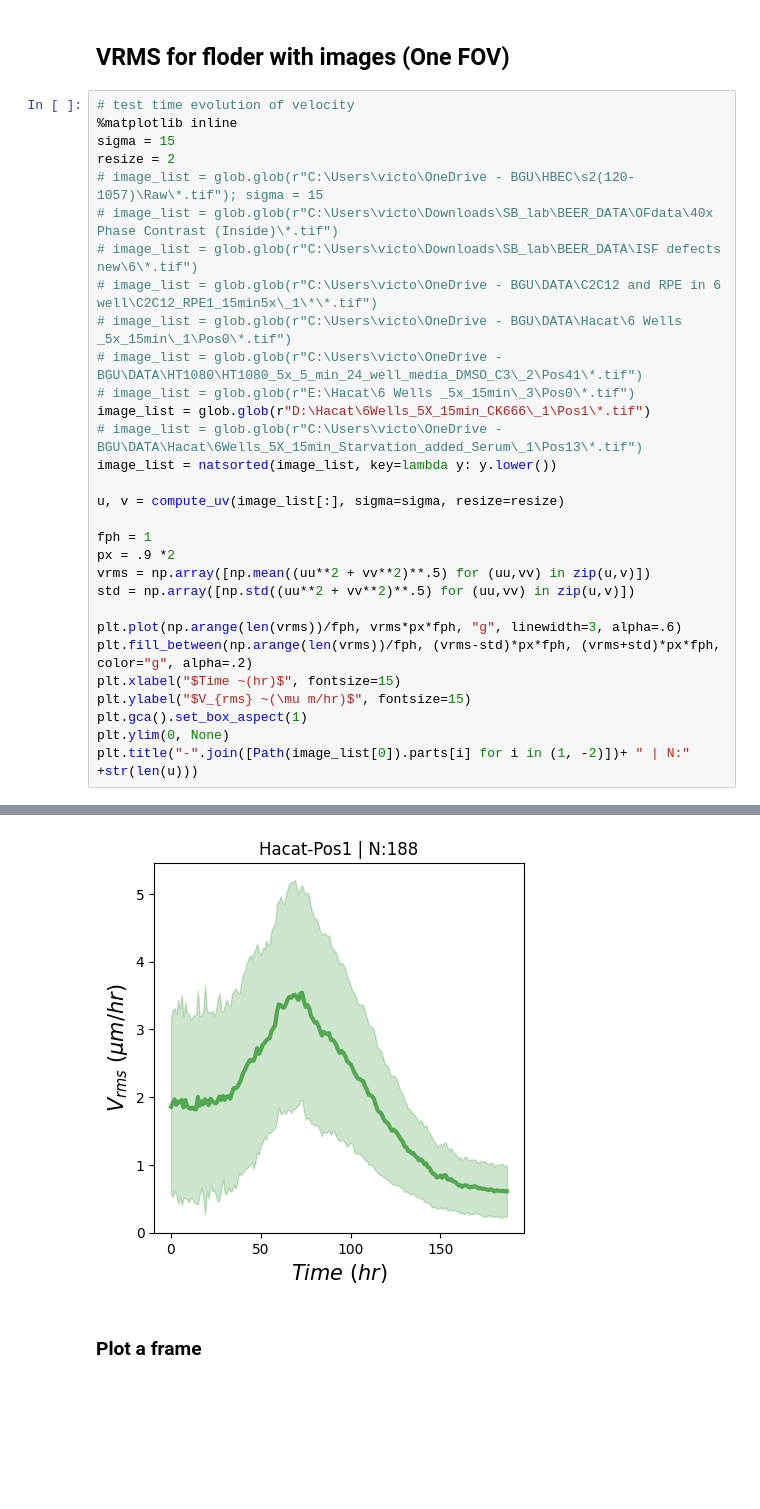
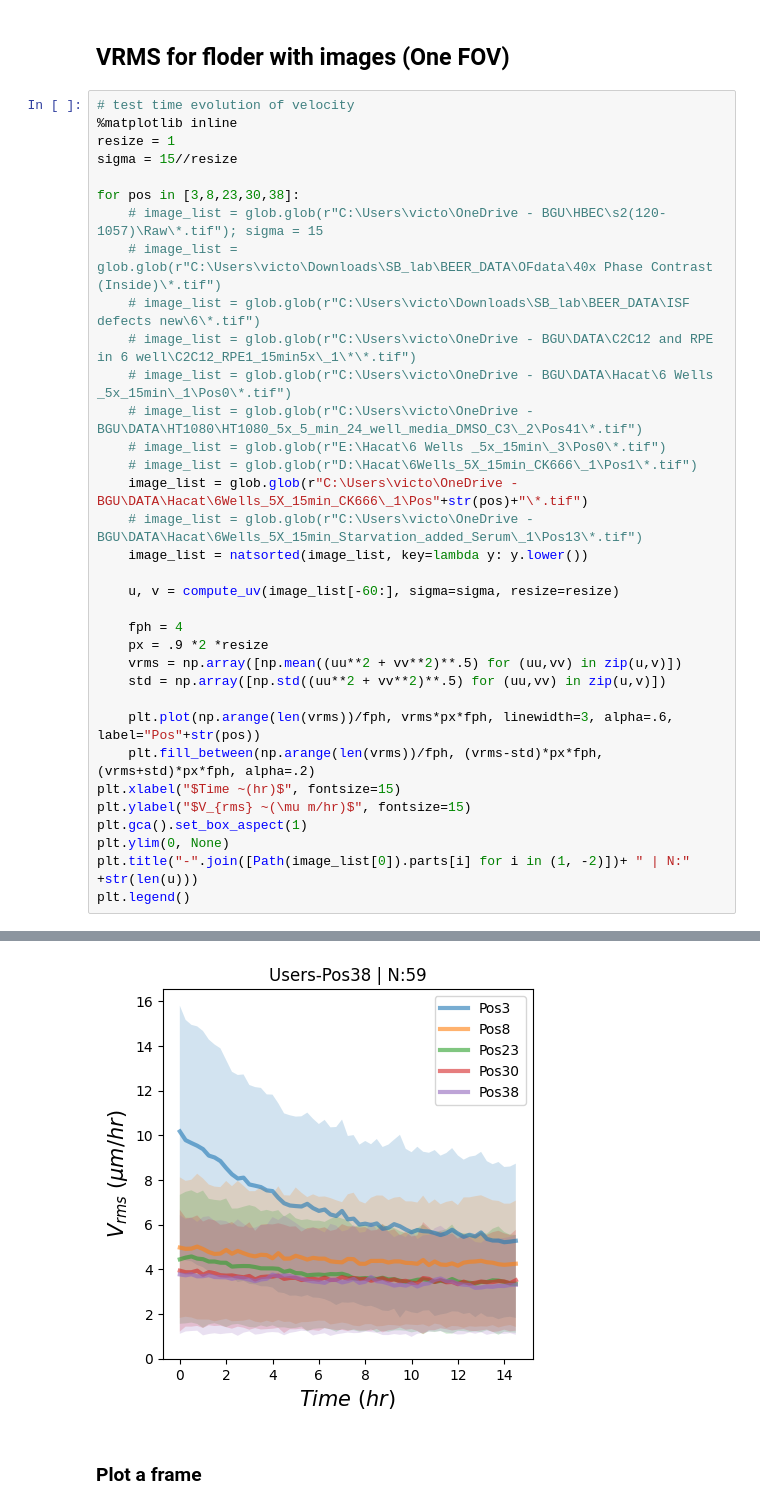
Before and after one commit to viciya/nematics, a Jupyter notebook: nematics/journals/flow_on_defects.ipynb, the cells around one changed output, grey strips where cells are left out. Saved outputs shown, nothing was run; the diff lists cells and outputs as text; blank space fills up the shorter version.

```diff
--- a/nematics/journals/flow_on_defects.ipynb
+++ b/nematics/journals/flow_on_defects.ipynb
@@ -199,31 +199,35 @@ def compute_uv(image_list, sigma=15, resize=None):
 # %%
 # test time evolution of velocity
 %matplotlib inline
-sigma = 15
-resize = 2
-# image_list = glob.glob(r"C:\Users\victo\OneDrive - BGU\HBEC\s2(120-1057)\Raw\*.tif"); sigma = 15
-# image_list = glob.glob(r"C:\Users\victo\Downloads\SB_lab\BEER_DATA\OFdata\40x Phase Contrast (Inside)\*.tif")
-# image_list = glob.glob(r"C:\Users\victo\Downloads\SB_lab\BEER_DATA\ISF defects new\6\*.tif")
-# image_list = glob.glob(r"C:\Users\victo\OneDrive - BGU\DATA\C2C12 and RPE in 6 well\C2C12_RPE1_15min5x\_1\*\*.tif")
-# image_list = glob.glob(r"C:\Users\victo\OneDrive - BGU\DATA\Hacat\6 Wells _5x_15min\_1\Pos0\*.tif")
-# image_list = glob.glob(r"C:\Users\victo\OneDrive - BGU\DATA\HT1080\HT1080_5x_5_min_24_well_media_DMSO_C3\_2\Pos41\*.tif")
-# image_list = glob.glob(r"E:\Hacat\6 Wells _5x_15min\_3\Pos0\*.tif")
-image_list = glob.glob(r"D:\Hacat\6Wells_5X_15min_CK666\_1\Pos1\*.tif")
-# image_list = glob.glob(r"C:\Users\victo\OneDrive - BGU\DATA\Hacat\6Wells_5X_15min_Starvation_added_Serum\_1\Pos13\*.tif")
-image_list = natsorted(image_list, key=lambda y: y.lower())
+resize = 1
+sigma = 15//resize
 
-u, v = compute_uv(image_list[:], sigma=sigma, resize=resize)
+for pos in [3,8,23,30,38]:
+    # image_list = glob.glob(r"C:\Users\victo\OneDrive - BGU\HBEC\s2(120-1057)\Raw\*.tif"); sigma = 15
+    # image_list = glob.glob(r"C:\Users\victo\Downloads\SB_lab\BEER_DATA\OFdata\40x Phase Contrast (Inside)\*.tif")
+    # image_list = glob.glob(r"C:\Users\victo\Downloads\SB_lab\BEER_DATA\ISF defects new\6\*.tif")
+    # image_list = glob.glob(r"C:\Users\victo\OneDrive - BGU\DATA\C2C12 and RPE in 6 well\C2C12_RPE1_15min5x\_1\*\*.tif")
+    # image_list = glob.glob(r"C:\Users\victo\OneDrive - BGU\DATA\Hacat\6 Wells _5x_15min\_1\Pos0\*.tif")
+    # image_list = glob.glob(r"C:\Users\victo\OneDrive - BGU\DATA\HT1080\HT1080_5x_5_min_24_well_media_DMSO_C3\_2\Pos41\*.tif")
+    # image_list = glob.glob(r"E:\Hacat\6 Wells _5x_15min\_3\Pos0\*.tif")
+    # image_list = glob.glob(r"D:\Hacat\6Wells_5X_15min_CK666\_1\Pos1\*.tif")
+    image_list = glob.glob(r"C:\Users\victo\OneDrive - BGU\DATA\Hacat\6Wells_5X_15min_CK666\_1\Pos"+str(pos)+"\*.tif")
+    # image_list = glob.glob(r"C:\Users\victo\OneDrive - BGU\DATA\Hacat\6Wells_5X_15min_Starvation_added_Serum\_1\Pos13\*.tif")
+    image_list = natsorted(image_list, key=lambda y: y.lower())
 
-fph = 1
-px = .9 *2
-vrms = np.array([np.mean((uu**2 + vv**2)**.5) for (uu,vv) in zip(u,v)])
-std = np.array([np.std((uu**2 + vv**2)**.5) for (uu,vv) in zip(u,v)])
+    u, v = compute_uv(image_list[-60:], sigma=sigma, resize=resize)
 
-plt.plot(np.arange(len(vrms))/fph, vrms*px*fph, "g", linewidth=3, alpha=.6)
-plt.fill_between(np.arange(len(vrms))/fph, (vrms-std)*px*fph, (vrms+std)*px*fph, color="g", alpha=.2)
+    fph = 4
+    px = .9 *2 *resize
+    vrms = np.array([np.mean((uu**2 + vv**2)**.5) for (uu,vv) in zip(u,v)])
+    std = np.array([np.std((uu**2 + vv**2)**.5) for (uu,vv) in zip(u,v)])
+
+    plt.plot(np.arange(len(vrms))/fph, vrms*px*fph, linewidth=3, alpha=.6, label="Pos"+str(pos))
+    plt.fill_between(np.arange(len(vrms))/fph, (vrms-std)*px*fph, (vrms+std)*px*fph, alpha=.2)
 plt.xlabel("$Time ~(hr)$", fontsize=15)
 plt.ylabel("$V_{rms} ~(\mu m/hr)$", fontsize=15)
 plt.gca().set_box_aspect(1)
 plt.ylim(0, None)
 plt.title("-".join([Path(image_list[0]).parts[i] for i in (1, -2)])+ " | N:" +str(len(u)))
+plt.legend()
 # %% [output]
@@ -231,4 +235,4 @@ Text(0.5, 1.0, 'Hacat-Pos1 | N:188')
-[figure, old version]
+[figure, new version]
 # %% [markdown]
 ### Plot a frame
 # %%
```
Also changed, not shown: parts of 2 cells of this notebook, 11 other files.
